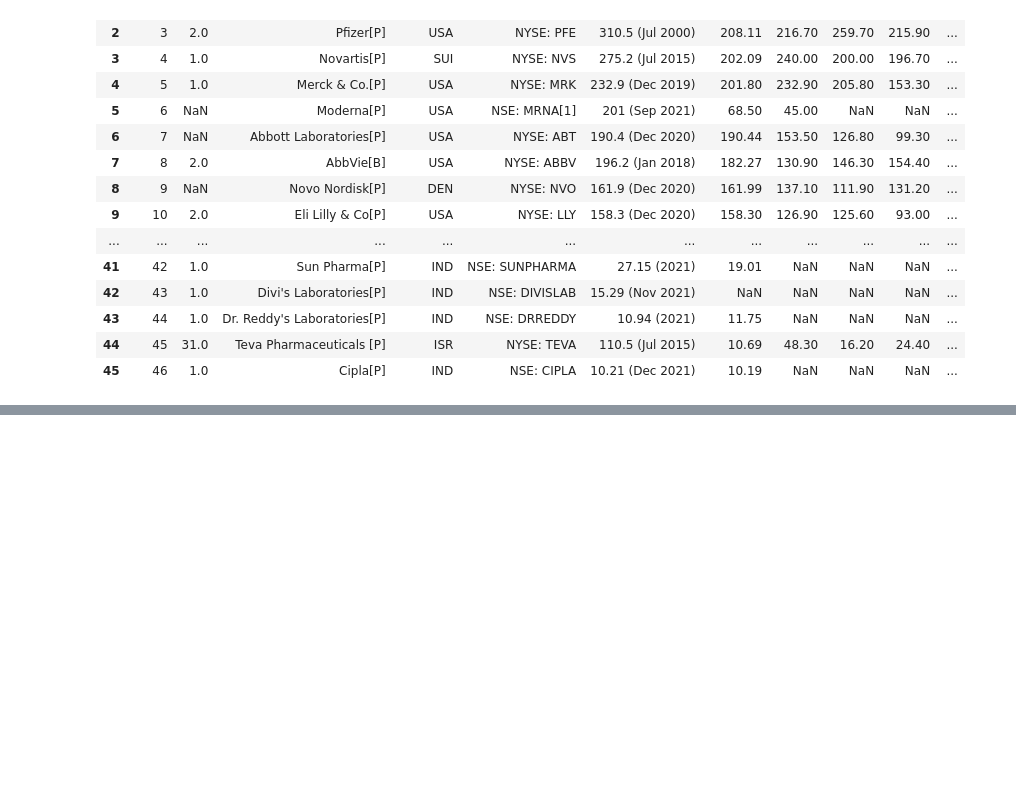
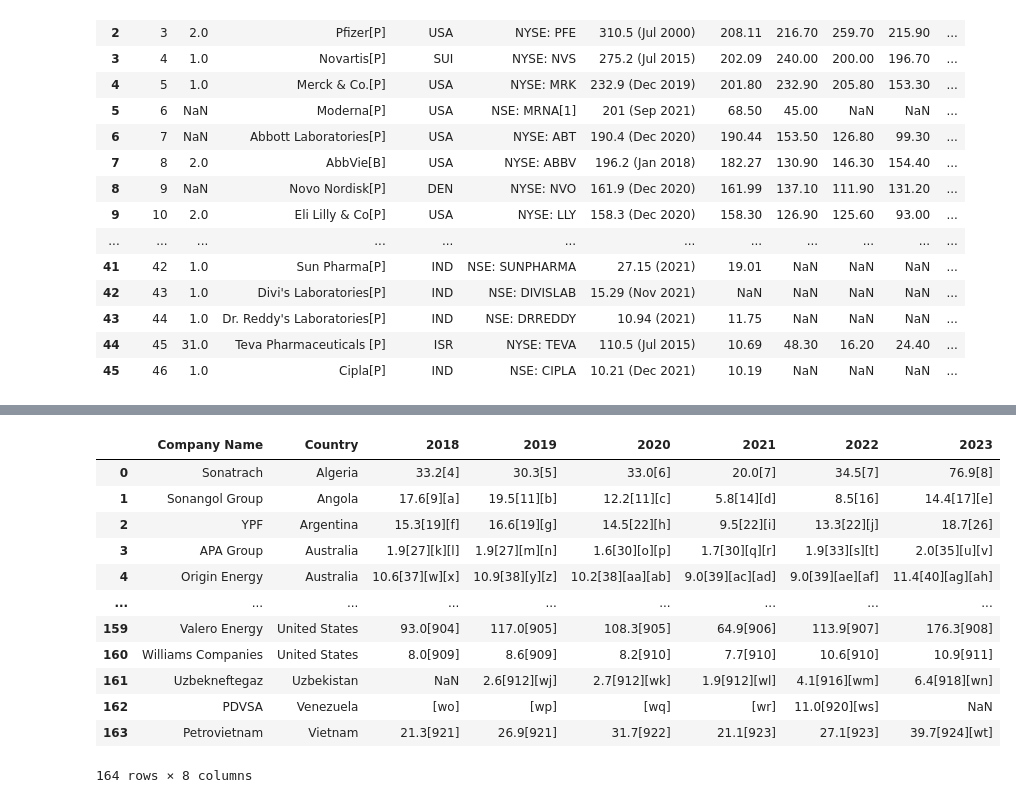
Before and after one commit to komalrofficial/Python-for-Data-Science-Practice-, a Jupyter notebook: Python for Data Science/03.Project 1 - Web Scraping with Pandas/Web_Scraping(unstructured).ipynb, the cells around one changed output, grey strips where cells are left out. Drawn from its saved outputs; the diff is of its cells as text; code cells hidden in the pictures; blank space fills up the shorter version.

```diff
--- a/Python for Data Science/03.Project 1 - Web Scraping with Pandas/Web_Scraping(unstructured).ipynb
+++ b/Python for Data Science/03.Project 1 - Web Scraping with Pandas/Web_Scraping(unstructured).ipynb
@@ -254,0 +314,24 @@ df
+# %%
+import requests
+import pandas as pd
+from io import StringIO
+from bs4 import BeautifulSoup
+
+url="https://en.wikipedia.org/wiki/List_of_countries_by_stock_market_capitalization"
+headers = {
+    "User-Agent": "Mozilla/5.0"
+    }
+
+response = requests.get(url, headers=headers)
+
+soup = BeautifulSoup(response.text, "html.parser")
+
+table = soup.select_one("table.wikitable")
+
+print("Table found:", table is not None)
+
+df = pd.read_html(StringIO(str(table)))[0]
+
+pd.set_option("display.max_rows", 100)
+
+print(df)
@@ -254,0 +437,19 @@ df
+# %%
+url="https://en.wikipedia.org/wiki/List_of_largest_oil_and_gas_companies_by_revenue"
+headers = {
+    "User-Agent": "Mozilla/5.0"
+    }
+
+response = requests.get(url, headers=headers)
+
+soup = BeautifulSoup(response.text, "html.parser")
+
+table = soup.select_one("table.wikitable")
+
+print("Table found:", table is not None)
+
+df = pd.read_html(StringIO(str(table)))[0]
+
+pd.set_option("display.max_rows", 100)
+
+print(df)
@@ -254,0 +474,16 @@ df
+# %%
+df
+# %% [output]
+|  | Company Name | Country | 2018 | 2019 | 2020 | 2021 | 2022 | 2023 |
+| 0 | Sonatrach | Algeria | 33.2[4] | 30.3[5] | 33.0[6] | 20.0[7] | 34.5[7] | 76.9[8] |
+| 1 | Sonangol Group | Angola | 17.6[9][a] | 19.5[11][b] | 12.2[11][c] | 5.8[14][d] | 8.5[16] | 14.4[17][e] |
+| 2 | YPF | Argentina | 15.3[19][f] | 16.6[19][g] | 14.5[22][h] | 9.5[22][i] | 13.3[22][j] | 18.7[26] |
+| 3 | APA Group | Australia | 1.9[27][k][l] | 1.9[27][m][n] | 1.6[30][o][p] | 1.7[30][q][r] | 1.9[33][s][t] | 2.0[35][u][v] |
+| 4 | Origin Energy | Australia | 10.6[37][w][x] | 10.9[38][y][z] | 10.2[38][aa][ab] | 9.0[39][ac][ad] | 9.0[39][ae][af] | 11.4[40][ag][ah] |
+| ... | ... | ... | ... | ... | ... | ... | ... | ... |
+| 159 | Valero Energy | United States | 93.0[904] | 117.0[905] | 108.3[905] | 64.9[906] | 113.9[907] | 176.3[908] |
+| 160 | Williams Companies | United States | 8.0[909] | 8.6[909] | 8.2[910] | 7.7[910] | 10.6[910] | 10.9[911] |
+| 161 | Uzbekneftegaz | Uzbekistan | NaN | 2.6[912][wj] | 2.7[912][wk] | 1.9[912][wl] | 4.1[916][wm] | 6.4[918][wn] |
+| 162 | PDVSA | Venezuela | [wo] | [wp] | [wq] | [wr] | 11.0[920][ws] | NaN |
+| 163 | Petrovietnam | Vietnam | 21.3[921] | 26.9[921] | 31.7[922] | 21.1[923] | 27.1[923] | 39.7[924][wt] |
+164 rows × 8 columns
```
Also changed, not shown: parts of 11 cells of this notebook, 2 other files.
